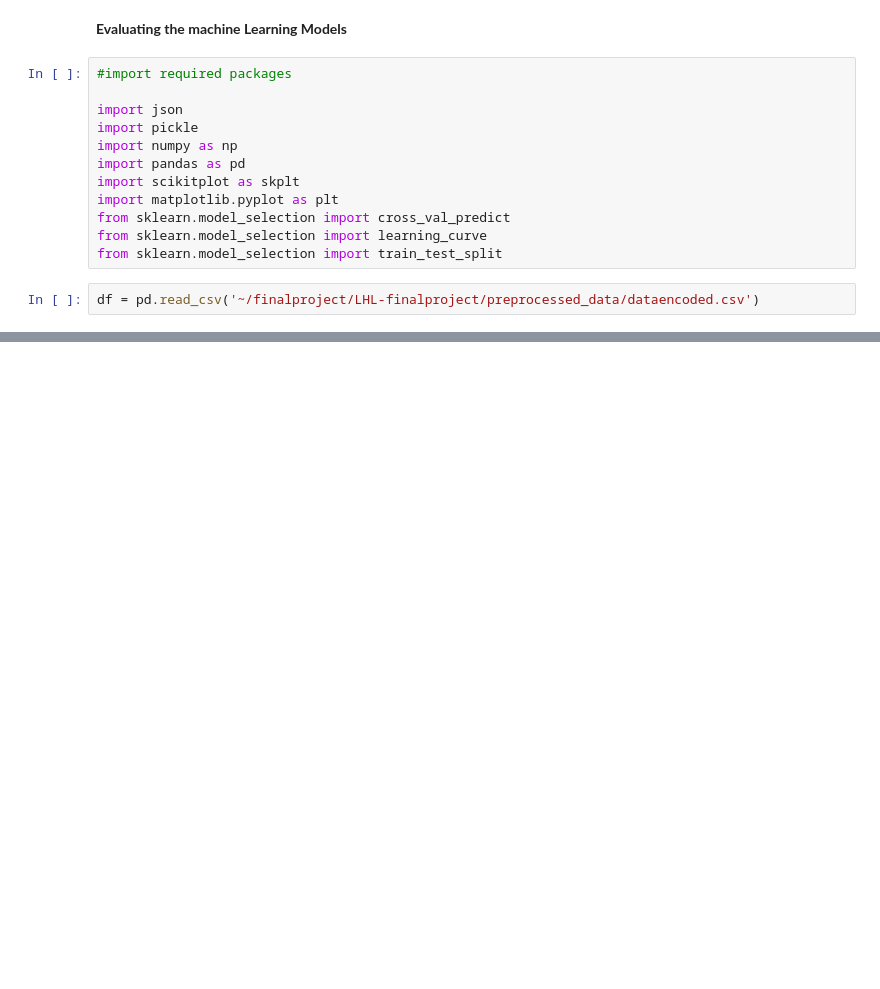
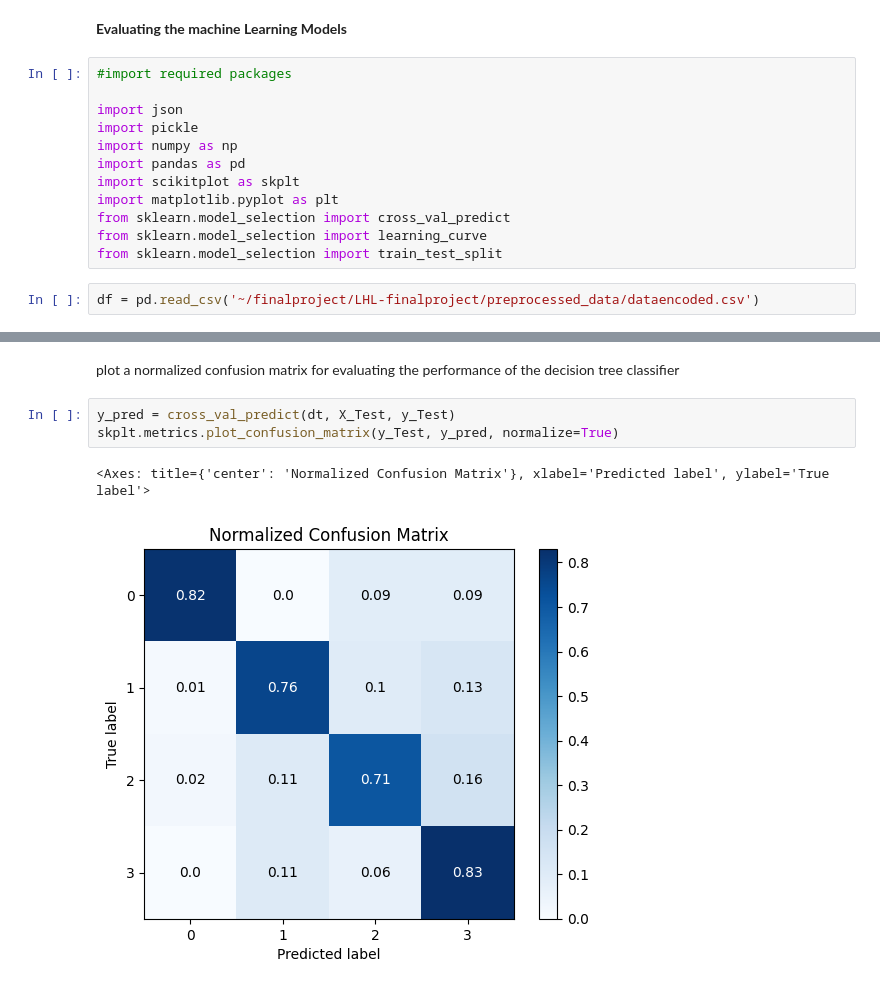
Before and after one commit to LaraOnipede/LHL-finalProject, a Jupyter notebook: notebooks/ModelEvaluation.ipynb, the cells around one changed output, grey strips where cells are left out. Cells and saved outputs as stored; diff of their text form; blank space fills up the shorter version.

```diff
--- a/notebooks/ModelEvaluation.ipynb
+++ b/notebooks/ModelEvaluation.ipynb
@@ -83,0 +74,8 @@ plt = plot_accuracy('decision_tree')
+# %% [markdown]
+plot a normalized confusion matrix for evaluating the performance of the decision tree classifier
+# %%
+y_pred = cross_val_predict(dt, X_Test, y_Test)
+skplt.metrics.plot_confusion_matrix(y_Test, y_pred, normalize=True)
+# %% [output]
+<Axes: title={'center': 'Normalized Confusion Matrix'}, xlabel='Predicted label', ylabel='True label'>
+[figure, added]
```
Also changed, not shown: parts of 16 cells of this notebook.
